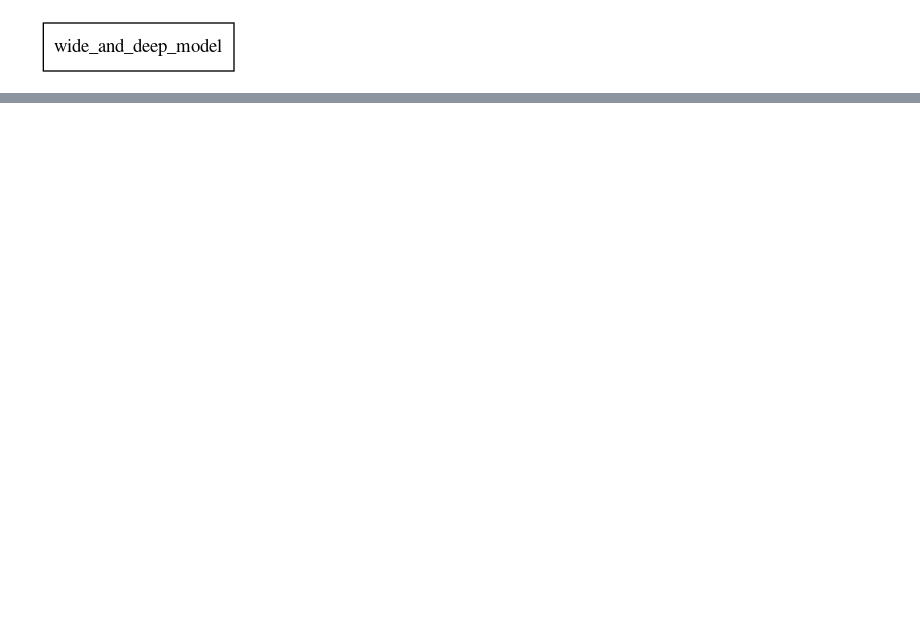
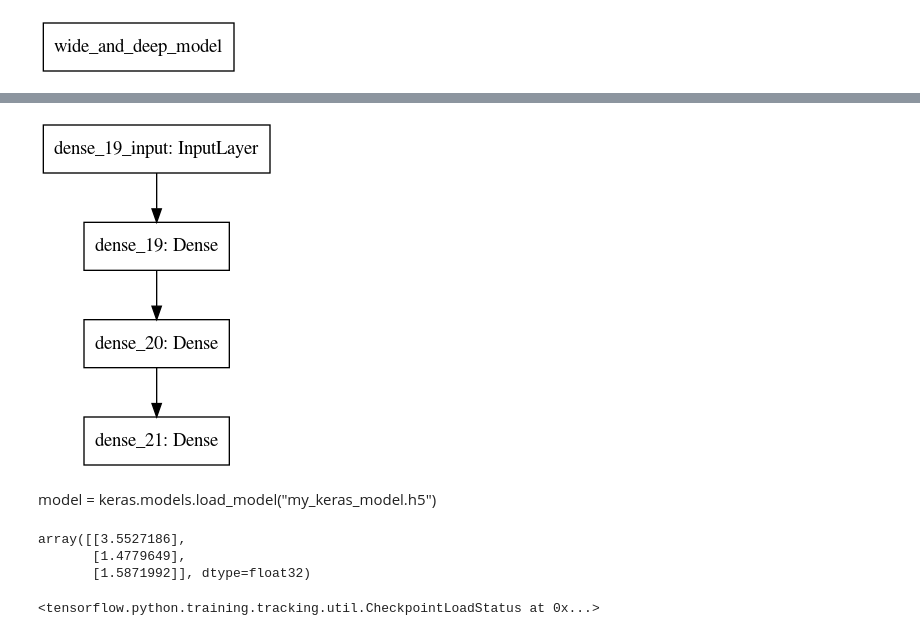
Before and after one commit to rickest-rick/hands_on_ml, a Jupyter notebook: 10_Neural_Nets_with_Keras.ipynb, the cells around one changed output, grey strips where cells are left out. Saved outputs shown, nothing was run; the diff lists cells and outputs as text; code cells hidden in the pictures; blank space fills up the shorter version.

```diff
--- a/10_Neural_Nets_with_Keras.ipynb
+++ b/10_Neural_Nets_with_Keras.ipynb
@@ -412,0 +418,6 @@ keras.utils.plot_model(model)
+# %%
+model = keras.models.Sequential([
+    keras.layers.Dense(30, activation="relu", input_shape=X_train.shape[1:]),
+    keras.layers.Dense(30, activation="relu"),
+    keras.layers.Dense(1)
+])
@@ -412,0 +429,5 @@ keras.utils.plot_model(model)
+# %%
+model.compile(loss="mse", optimizer="sgd")
+history = model.fit(X_train_scaled, y_train, epochs=10,
+                    validation_data=(X_valid_scaled, y_valid))
+mse_test = model.evaluate(X_test_scaled, y_test)
@@ -412,0 +452,4 @@ keras.utils.plot_model(model)
+# %%
+keras.utils.plot_model(model)
+# %% [output]
+[figure, added]
@@ -412,0 +458,8 @@ keras.utils.plot_model(model)
+# %% [markdown]
+model = keras.models.load_model("my_keras_model.h5")
+# %%
+model.predict(X_new)
+# %% [output]
+array([[3.5527186],
+       [1.4779649],
+       [1.5871992]], dtype=float32)
@@ -412,0 +468,4 @@ keras.utils.plot_model(model)
+# %%
+model.load_weights("my_keras_weights.ckpt")
+# %% [output]
+<tensorflow.python.training.tracking.util.CheckpointLoadStatus at 0x...>
```
Also changed, not shown: parts of 39 cells of this notebook, 3 other files.
